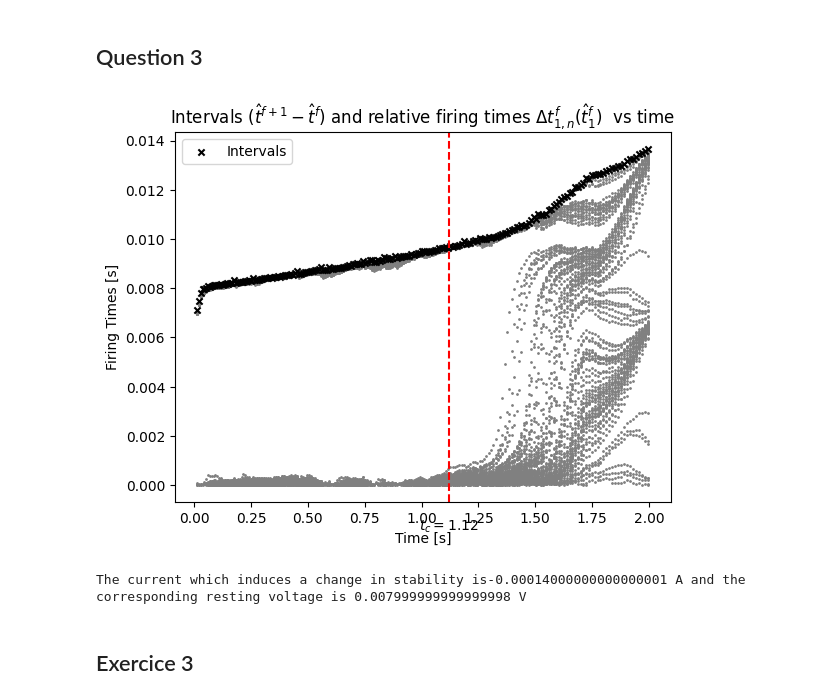
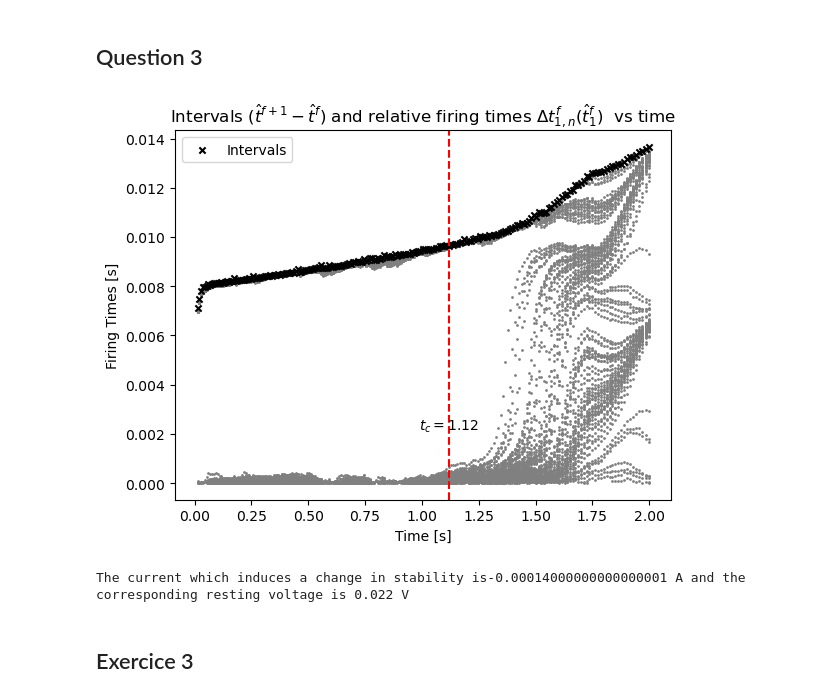
Before and after one commit to NicolasRR/SSHNeurons, a Jupyter notebook: Notebook.ipynb, the cells around one changed output. Cells and saved outputs as stored; diff of their text form; code cells hidden in the pictures.

```diff
--- a/Notebook.ipynb
+++ b/Notebook.ipynb
@@ -95,10 +95,10 @@ def activity_plot(ST, t, ax, tA=1*b2.ms,dt = 1e-2*b2.ms,N=100):
     ax.legend()
 # %%
 
-def non_interacting(vi, I, T=100*b2.ms,dt=b2.ms):
+def non_interacting(Vi, I, T=100*b2.ms,dt=b2.ms):
     steps = int(T/dt)+1
-    spike_train = np.zeros((steps, len(vi))).astype(bool)
-    voltages = np.zeros((steps, len(vi)))*b2.mV
+    spike_train = np.zeros((steps, len(Vi))).astype(bool)
+    voltages = np.zeros((steps, len(Vi)))*b2.mV
 
     voltages[0] = Vi
     # Set the initial condition and time points
@@ -264,17 +264,19 @@ def intervals_spike(ST, tn1=None):
 
   return np.array(rtimes), intervals*dt, Imins*dt
 # %%
-def plot_intervals(rtimes, intervals, Imins):
+def plot_intervals(rtimes, intervals, Imins,ax=None):
+  if ax is None:
+    fig, ax = plt.subplots()
 
   for n in range(rtimes.shape[1]):
     indices = [i for i, val in enumerate(rtimes[:,n]) if val is not None]
-    plt.scatter(intervals[indices]+Imins[indices], rtimes[:,n][indices], s=1, c="grey")
+    ax.scatter(intervals[indices]+Imins[indices], rtimes[:,n][indices], s=1, c="grey")
 
-  plt.scatter(intervals+Imins, intervals, marker="x", s=20, c="black", label = "Intervals")
-  plt.title("Intervals ($\hat{t}^{f+1}-\hat{t}^{f}$) and relative firing times $\Delta t_{1,n}^f(\hat{t}_{1}^f)$  vs time")
-  plt.xlabel("Time [s]")
-  plt.ylabel("Firing Times [s]")
-  plt.legend()
+  ax.scatter(intervals+Imins, intervals, marker="x", s=20, c="black", label = "Intervals")
+  ax.set_title("Intervals ($\hat{t}^{f+1}-\hat{t}^{f}$) and relative firing times $\Delta t_{1,n}^f(\hat{t}_{1}^f)$  vs time")
+  ax.set_xlabel("Time [s]")
+  ax.set_ylabel("Firing Times [s]")
+  ax.legend()
 # %%
 rtimes, intervals, Imins = intervals_spike(ST2)
 plot_intervals(rtimes, intervals, Imins)
@@ -314,16 +316,16 @@ Vs4, ST4,_,_ = synchronous_state(Vi4, dt=dt, T=T, I=I, beta=BETA2, eA=epsilonA[-
 # %%
 rtimes, intervals, Imins = intervals_spike(ST4)
 plot_intervals(rtimes, intervals, Imins)
 plt.axvline(x=1.12, color='r', linestyle='--')
-plt.text(1.12, -0.002, f'$t_c={1.12}$', ha='center', va='bottom')
+plt.text(1.12, 0.002, f'$t_c={1.12}$', ha='center', va='bottom')
 plt.savefig(folder+'ex2_3_first.svg')
 # %% [output]
-[figure, old version]
+[figure, new version]
 # %%
 Ic=I0*1.12*1e3*b2.ms/T
-print(f"The current which induces a change in stability is{Ic} A and the corresponding resting voltage is {V_REST+Ic*MEMBRANE_RESISTANCE} V")
+print(f"The current which induces a change in stability is{Ic} A and the corresponding resting voltage is {V_REST-Ic*MEMBRANE_RESISTANCE} V")
 # %% [output]
-The current which induces a change in stability is-0.00014000000000000001 A and the corresponding resting voltage is 0.007999999999999998 V
+The current which induces a change in stability is-0.00014000000000000001 A and the corresponding resting voltage is 0.022 V
 # %% [markdown]
 ## Exercice 3
 # %% [markdown]
```
Also changed, not shown: parts of 11 cells of this notebook, 14 other files.
